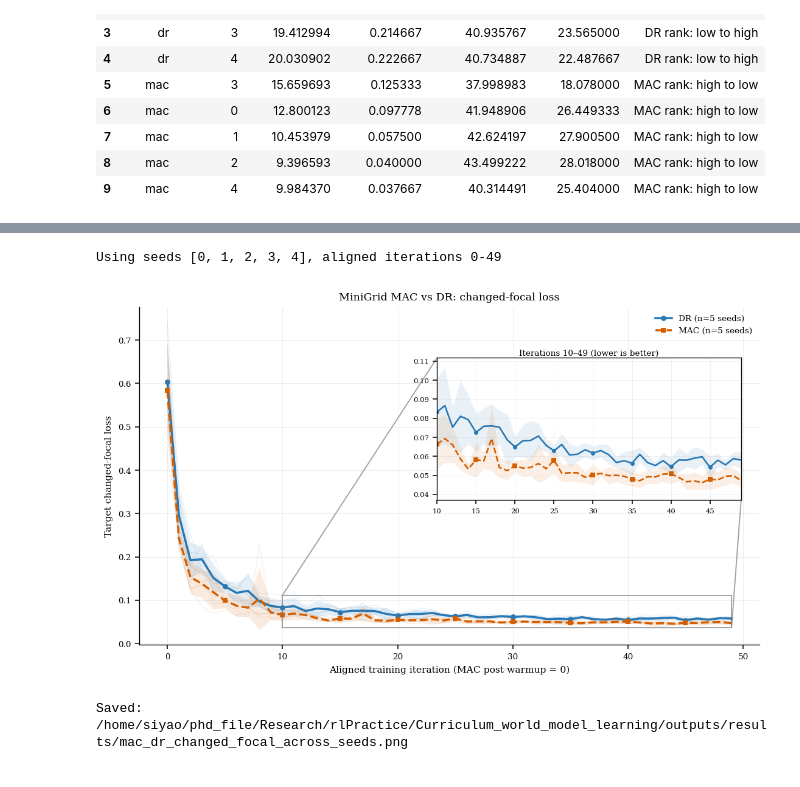
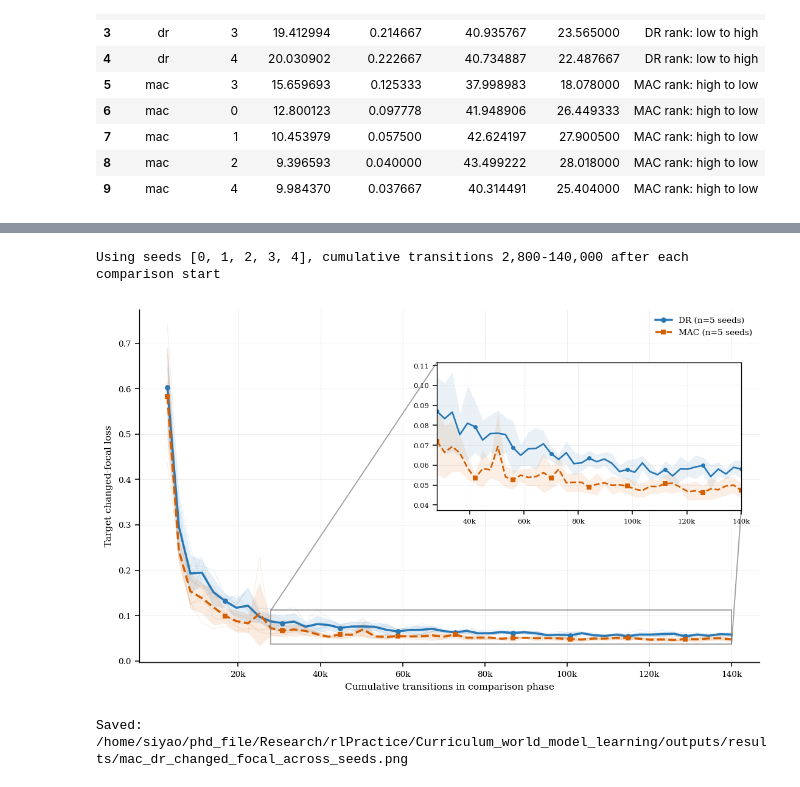
Before and after one commit to Sveali41/curriculum_world_model_learning, a Jupyter notebook: outputs/jupyter/plot_seed_comparison.ipynb, the cells around one changed output, grey strips where cells are left out. Saved outputs shown, nothing was run; the diff lists cells and outputs as text; code cells hidden in the pictures.

```diff
--- a/outputs/jupyter/plot_seed_comparison.ipynb
+++ b/outputs/jupyter/plot_seed_comparison.ipynb
@@ -499,25 +499,30 @@ DR 的 Iter 1 和 MAC warmup 后的 Iter 11 都对齐到横轴 0。只比较 `ta
 # %%
 CHANGED_FOCAL = 'target_val_changed_focal_loss'
-MAC_WARMUP_ITER = 10
+NEW_DATA_SIZE = 'New_Data_Size'
+MAC_COMPARISON_START_CUTOFF = 10
 COMPARISON_SEEDS = [0, 1, 2, 3, 4]
 
-def load_changed_focal(path, method, warmup_iter=0):
+
+def load_changed_focal(path, method, start_cutoff_iter=0):
     df = pd.read_csv(path).copy()
-    for col in ['Seed', 'Iter', CHANGED_FOCAL]:
+    for col in ['Seed', 'Iter', CHANGED_FOCAL, NEW_DATA_SIZE]:
         df[col] = pd.to_numeric(df[col], errors='coerce')
-    df = df.dropna(subset=['Seed', 'Iter', CHANGED_FOCAL])
+    df = df.dropna(subset=['Seed', 'Iter', CHANGED_FOCAL, NEW_DATA_SIZE])
     if 'target_val_valid_count' in df.columns:
         valid = pd.to_numeric(df['target_val_valid_count'], errors='coerce')
         df = df[valid > 0].copy()
     df = (df.sort_values(['Seed', 'Iter'])
             .drop_duplicates(['Seed', 'Iter'], keep='last'))
-    df = df[df['Iter'] > warmup_iter].copy()
-    df['Aligned_Iter'] = df.groupby('Seed').cumcount()
+    df = df[df['Iter'] > start_cutoff_iter].copy()
+    new_data = df[NEW_DATA_SIZE].to_numpy()
+    if not np.isfinite(new_data).all() or (new_data <= 0).any():
+        raise ValueError(f'{method} has non-positive or non-finite New_Data_Size after comparison start')
+    df['Cumulative_Transitions'] = df.groupby('Seed')[NEW_DATA_SIZE].cumsum()
     df['Method'] = method
     return df
 
 dr_changed = load_changed_focal(DR_LOSS_CSV, 'DR')
-mac_changed = load_changed_focal(MAC_LOSS_CSV, 'MAC', MAC_WARMUP_ITER)
+mac_changed = load_changed_focal(MAC_LOSS_CSV, 'MAC', MAC_COMPARISON_START_CUTOFF)
 dr_changed = dr_changed[dr_changed['Seed'].isin(COMPARISON_SEEDS)].copy()
 mac_changed = mac_changed[mac_changed['Seed'].isin(COMPARISON_SEEDS)].copy()
 for name, frame in [('DR', dr_changed), ('MAC', mac_changed)]:
@@ -525,9 +530,13 @@ for name, frame in [('DR', dr_changed), ('MAC', mac_changed)]:
     if missing:
         raise ValueError(f'{name} is missing comparison seeds: {missing}')
 changed_data = pd.concat([dr_changed, mac_changed], ignore_index=True)
-common_end = int(changed_data.groupby(['Method', 'Seed'])['Aligned_Iter'].max().min())
-changed_data = changed_data[changed_data['Aligned_Iter'] <= common_end].copy()
-print(f'Using seeds {COMPARISON_SEEDS}, aligned iterations 0-{common_end}')
+common_end = int(changed_data.groupby(['Method', 'Seed'])['Cumulative_Transitions'].max().min())
+changed_data = changed_data[changed_data['Cumulative_Transitions'] <= common_end].copy()
+changed_data['Cumulative_Transitions_K'] = changed_data['Cumulative_Transitions'] / 1000.0
+first_transition = int(changed_data.groupby(['Method', 'Seed'])['Cumulative_Transitions'].min().min())
+print(f'Using seeds {COMPARISON_SEEDS}, cumulative transitions {first_transition:,}-{common_end:,} after each comparison start')
+
+from matplotlib.ticker import FixedLocator, FuncFormatter
 
 styles = {
     'DR': {'color': '#2878B5', 'linestyle': '-', 'marker': 'o'},
@@ -539,14 +548,14 @@ for method in ['DR', 'MAC']:
     method_df = changed_data[changed_data['Method'] == method]
     style = styles[method]
     for _, seed_df in method_df.groupby('Seed'):
-        seed_df = seed_df.sort_values('Aligned_Iter')
-        ax.plot(seed_df['Aligned_Iter'], seed_df[CHANGED_FOCAL],
+        seed_df = seed_df.sort_values('Cumulative_Transitions')
+        ax.plot(seed_df['Cumulative_Transitions_K'], seed_df[CHANGED_FOCAL],
                 color=style['color'], alpha=0.10, linewidth=0.65)
-    stats = (method_df.groupby('Aligned_Iter')[CHANGED_FOCAL]
-             .agg(['mean', 'std']).reset_index().sort_values('Aligned_Iter'))
+    stats = (method_df.groupby('Cumulative_Transitions')[CHANGED_FOCAL]
+             .agg(['mean', 'std']).reset_index().sort_values('Cumulative_Transitions'))
     stats['std'] = stats['std'].fillna(0.0)
     summary_stats[method] = stats
-    x = stats['Aligned_Iter'].to_numpy()
+    x = stats['Cumulative_Transitions'].to_numpy() / 1000.0
     mean = stats['mean'].to_numpy()
     std = stats['std'].to_numpy()
     ax.plot(x, mean, color=style['color'], linestyle=style['linestyle'],
@@ -555,50 +564,60 @@ for method in ['DR', 'MAC']:
     ax.fill_between(x, np.maximum(mean - std, 0.0), mean + std,
                     color=style['color'], alpha=0.12, linewidth=0)
 
-# The large initial losses compress the post-convergence separation. Keep the
-# full-scale main axis and add an explicitly labelled zoom instead of hiding it.
-zoom_start = 10
+# Keep the full-scale main axis and add an explicitly labelled post-start zoom.
+zoom_start_k = min(28.0, common_end / 1000.0)
+common_end_k = common_end / 1000.0
+tick_end = int(common_end_k // 20) * 20
+major_ticks = np.arange(20, tick_end + 1, 20, dtype=float)
+if major_ticks.size == 0:
+    major_ticks = np.array([common_end_k])
 zoom_ax = ax.inset_axes([0.48, 0.43, 0.49, 0.42])
 zoom_bounds = []
 for method in ['DR', 'MAC']:
     stats = summary_stats[method]
-    stats = stats[stats['Aligned_Iter'] >= zoom_start]
+    stats = stats[stats['Cumulative_Transitions'] / 1000.0 >= zoom_start_k]
     style = styles[method]
-    x = stats['Aligned_Iter'].to_numpy()
+    x = stats['Cumulative_Transitions'].to_numpy() / 1000.0
     mean = stats['mean'].to_numpy()
     std = stats['std'].to_numpy()
     lower = np.maximum(mean - std, 0.0)
     upper = mean + std
     zoom_ax.plot(x, mean, color=style['color'], linestyle=style['linestyle'],
                  marker=style['marker'], markevery=5, markersize=2.6, linewidth=1.35)
     zoom_ax.fill_between(x, lower, upper, color=style['color'], alpha=0.10, linewidth=0)
     zoom_bounds.extend([lower.min(), upper.max()])
 zoom_pad = 0.08 * (max(zoom_bounds) - min(zoom_bounds))
-zoom_ax.set_xlim(zoom_start, common_end)
+common_end_k = common_end / 1000.0
+zoom_ax.set_xlim(zoom_start_k, common_end_k)
 zoom_ax.set_ylim(max(0.0, min(zoom_bounds) - zoom_pad), max(zoom_bounds) + zoom_pad)
-zoom_ax.set_title(f'Iterations {zoom_start}–{common_end} (lower is better)', fontsize=7, pad=2)
+zoom_ticks = major_ticks[major_ticks >= zoom_start_k]
+zoom_ax.xaxis.set_major_locator(FixedLocator(zoom_ticks))
+zoom_ax.xaxis.set_major_formatter(FuncFormatter(lambda value, position: f'{value:g}k'))
 zoom_ax.tick_params(labelsize=6)
 zoom_ax.grid(True, alpha=0.20, linewidth=0.4)
 ax.indicate_inset_zoom(zoom_ax, edgecolor='0.45', alpha=0.65)
 
-ax.set_title('MiniGrid MAC vs DR: changed-focal loss')
-ax.set_xlabel('Aligned training iteration (MAC post-warmup = 0)')
+ax.xaxis.set_major_locator(FixedLocator(major_ticks))
+ax.xaxis.set_major_formatter(FuncFormatter(lambda value, position: f'{value:g}k'))
+
+ax.set_xlabel('Cumulative transitions in comparison phase')
 ax.set_ylabel('Target changed-focal loss')
 ax.grid(True, alpha=0.22, linewidth=0.5)
 ax.spines['top'].set_visible(False)
 ax.spines['right'].set_visible(False)
 ax.legend(frameon=False)
 fig.tight_layout(pad=0.5)
 
 CHANGED_FOCAL_FIG = REPO_ROOT / 'outputs/results/mac_dr_changed_focal_across_seeds.png'
 fig.savefig(CHANGED_FOCAL_FIG, dpi=300, bbox_inches='tight')
 plt.show()
 print('Saved:', CHANGED_FOCAL_FIG)
 display(changed_data.groupby(['Method', 'Seed']).agg(
-    original_iter_min=('Iter', 'min'), original_iter_max=('Iter', 'max'),
-    aligned_start=('Aligned_Iter', 'min'), aligned_end=('Aligned_Iter', 'max'),
-    count=('Aligned_Iter', 'count')))
+    comparison_start_iter=('Iter', 'min'),
+    cumulative_start_transitions=('Cumulative_Transitions', 'min'),
+    cumulative_end_transitions=('Cumulative_Transitions', 'max'),
+    count=('Cumulative_Transitions', 'count')))
 # %% [output]
-Using seeds [0, 1, 2, 3, 4], aligned iterations 0-49
+Using seeds [0, 1, 2, 3, 4], cumulative transitions 2,800-140,000 after each comparison start
-[figure, old version]
+[figure, new version]
 Saved: /home/siyao/phd_file/Research/rlPractice/Curriculum_world_model_learning/outputs/results/mac_dr_changed_focal_across_seeds.png
```
Also changed, not shown: parts of 3 cells of this notebook, 12 other files.
